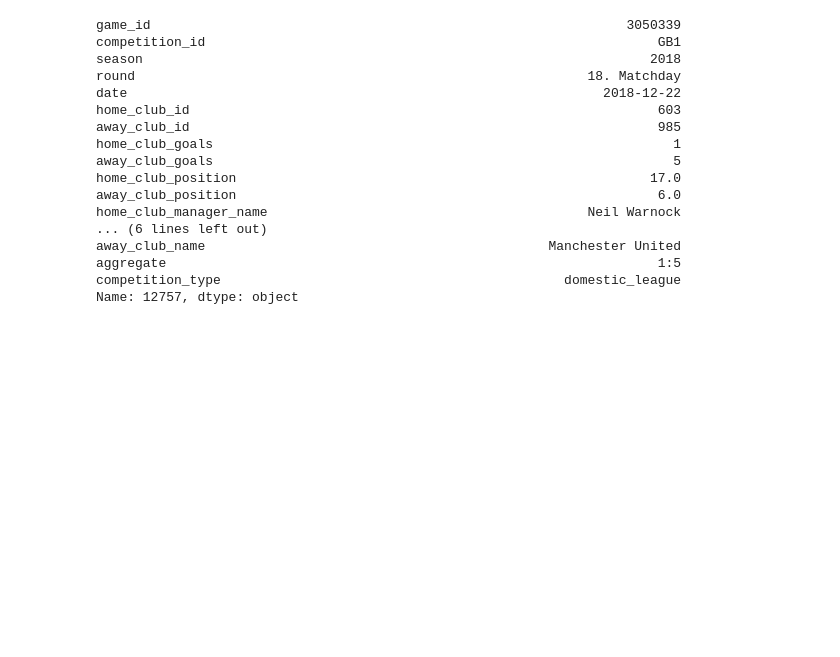
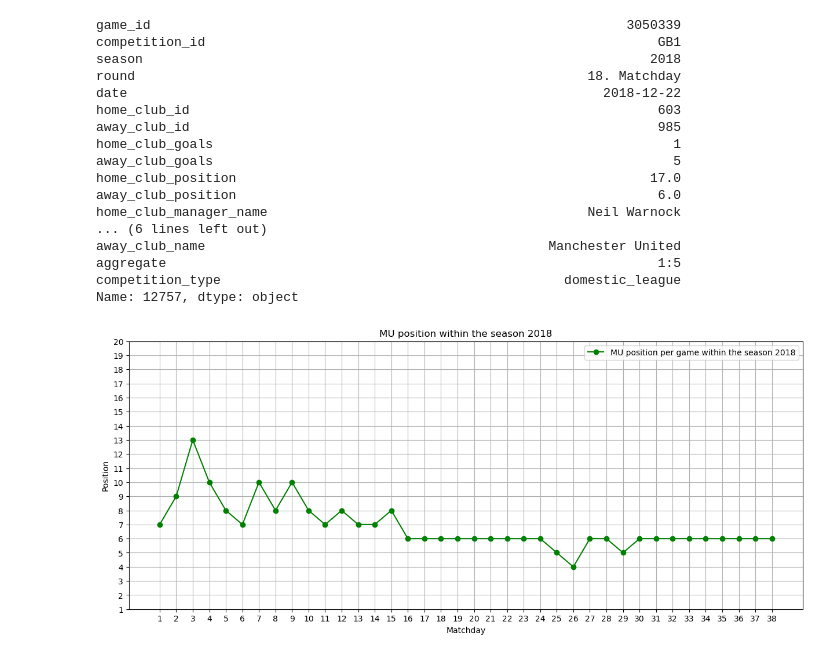
Before and after one commit to LevytskyiS/Football_Analysis, a Jupyter notebook: mu_2018.ipynb, the cells around one changed output. Saved outputs shown, nothing was run; the diff lists cells and outputs as text; code cells hidden in the pictures; blank space fills up the shorter version.

Commit message:
MU analysis
1. Updated MU stats analysis for the season 2018
2. Compared MU and MC stats for the season 2022

```diff
--- a/mu_2018.ipynb
+++ b/mu_2018.ipynb
@@ -296,3 +268,28 @@ away_club_name                                            Manchester United
 aggregate                                                               1:5
 competition_type                                            domestic_league
 Name: 12757, dtype: object
+# %%
+# All MU stats for the season 2018
+pos_18 = pd.concat([home_games.home_club_position, away_games.away_club_position])
+date_18 = pd.concat([home_games.date, away_games.date])
+p_d = pd.concat([pos_18, date_18], axis=1)
+p_d.columns=['position', 'date']
+p_d
+# Converting object type to datetime type
+p_d.date = pd.to_datetime(p_d.date, format='%Y-%m-%d')
+# Sorting all rows by date
+p_d.sort_values(by='date', inplace=True)
+# %%
+plt.close('all')
+plt.figure(figsize=(15, 6))
+plt.plot([i for i in range(1, 39)], p_d.position, 'g-o', label='MU position per game within the season 2018')
+plt.xticks(np.arange(1, 39, step=1))
+plt.yticks(np.arange(1, 21, step=1))
+plt.title('MU position within the season 2018')
+plt.xlabel('Matchday')
+plt.ylabel('Position')
+plt.legend()
+plt.grid()
+plt.show()
+# %% [output]
+[figure, added]
```
Also changed, not shown: parts of 4 cells of this notebook, 1 other file.
